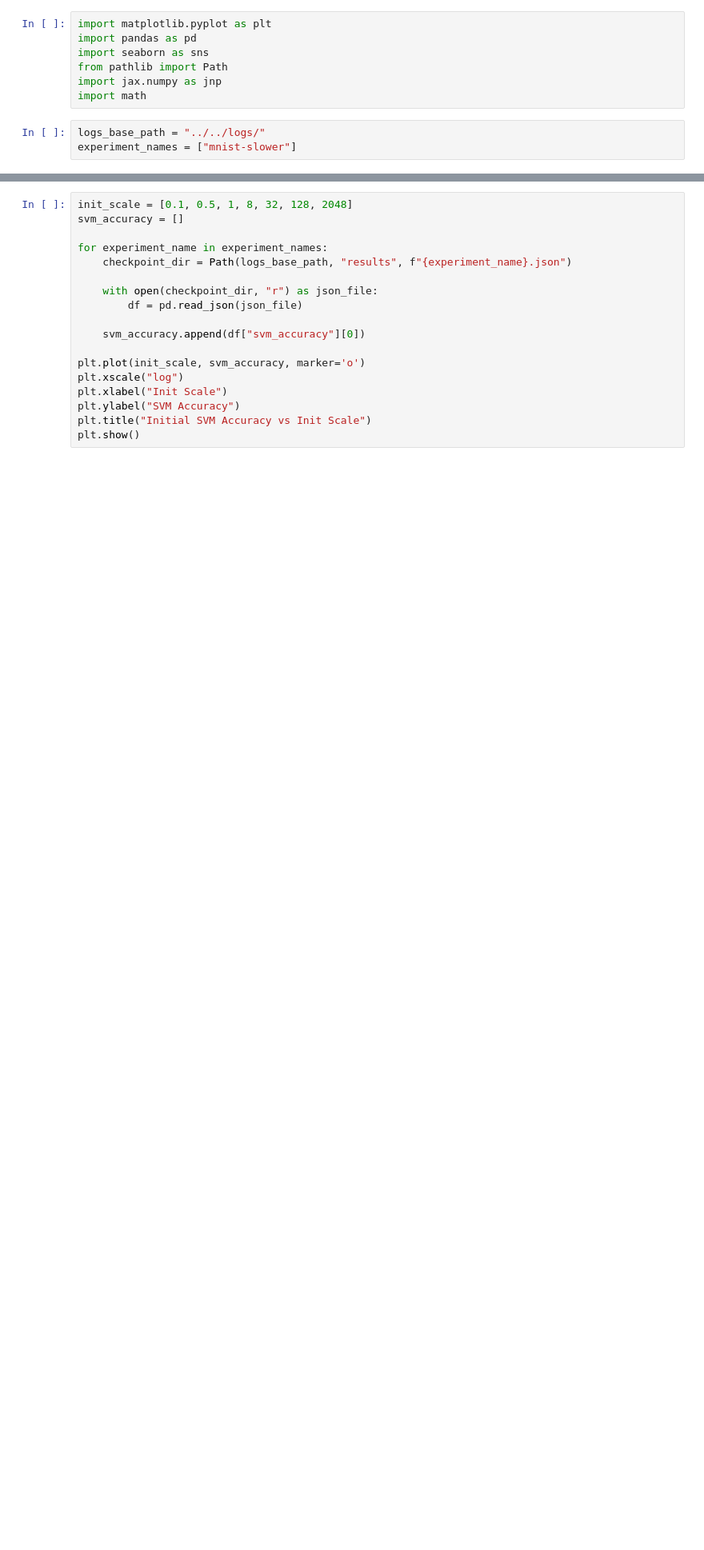
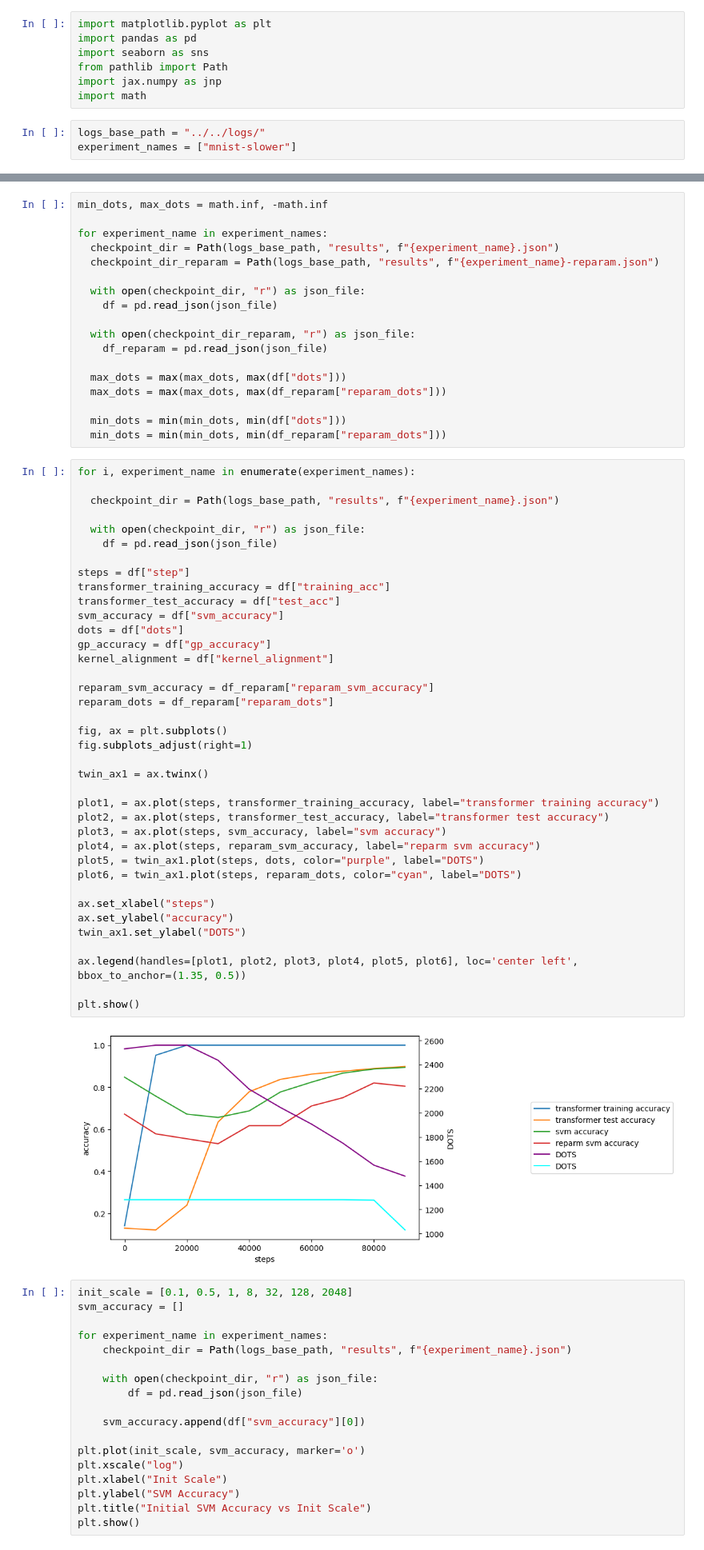
Before and after one commit to andylolu2/idiots, a Jupyter notebook: idiots/notebooks/plot_results.ipynb, the cells around one changed output, grey strips where cells are left out. Shown at 80% size. Saved outputs shown, nothing was run; the diff lists cells and outputs as text; blank space fills up the shorter version.

Commit message:
Add reparameterisation analysis

```diff
--- a/idiots/notebooks/plot_results.ipynb
+++ b/idiots/notebooks/plot_results.ipynb
@@ -121,3 +65,61 @@ fig.tight_layout()
+# %%
+min_dots, max_dots = math.inf, -math.inf
+
+for experiment_name in experiment_names:
+  checkpoint_dir = Path(logs_base_path, "results", f"{experiment_name}.json")
+  checkpoint_dir_reparam = Path(logs_base_path, "results", f"{experiment_name}-reparam.json")
+
+  with open(checkpoint_dir, "r") as json_file:
+    df = pd.read_json(json_file)
+
+  with open(checkpoint_dir_reparam, "r") as json_file:
+    df_reparam = pd.read_json(json_file)
+
+  max_dots = max(max_dots, max(df["dots"]))
+  max_dots = max(max_dots, max(df_reparam["reparam_dots"]))
+
+  min_dots = min(min_dots, min(df["dots"]))
+  min_dots = min(min_dots, min(df_reparam["reparam_dots"]))
+# %%
+for i, experiment_name in enumerate(experiment_names):
+
+  checkpoint_dir = Path(logs_base_path, "results", f"{experiment_name}.json")
+
+  with open(checkpoint_dir, "r") as json_file:
+    df = pd.read_json(json_file)
+
+steps = df["step"]
+transformer_training_accuracy = df["training_acc"]
+transformer_test_accuracy = df["test_acc"]
+svm_accuracy = df["svm_accuracy"]
+dots = df["dots"]
+gp_accuracy = df["gp_accuracy"]
+kernel_alignment = df["kernel_alignment"]
+
+reparam_svm_accuracy = df_reparam["reparam_svm_accuracy"]
+reparam_dots = df_reparam["reparam_dots"]
+
+fig, ax = plt.subplots()
+fig.subplots_adjust(right=1)
+
+twin_ax1 = ax.twinx()
+
+plot1, = ax.plot(steps, transformer_training_accuracy, label="transformer training accuracy")
+plot2, = ax.plot(steps, transformer_test_accuracy, label="transformer test accuracy")
+plot3, = ax.plot(steps, svm_accuracy, label="svm accuracy")
+plot4, = ax.plot(steps, reparam_svm_accuracy, label="reparm svm accuracy")
+plot5, = twin_ax1.plot(steps, dots, color="purple", label="DOTS")
+plot6, = twin_ax1.plot(steps, reparam_dots, color="cyan", label="DOTS")
+
+ax.set_xlabel("steps")
+ax.set_ylabel("accuracy")
+twin_ax1.set_ylabel("DOTS")
+
+ax.legend(handles=[plot1, plot2, plot3, plot4, plot5, plot6], loc='center left', bbox_to_anchor=(1.35, 0.5))
+
+plt.show()
+# %% [output]
+[figure, added]
 # %%
 init_scale = [0.1, 0.5, 1, 8, 32, 128, 2048]
 svm_accuracy = []
```
Also changed, not shown: parts of 3 cells of this notebook, 2 other files.
